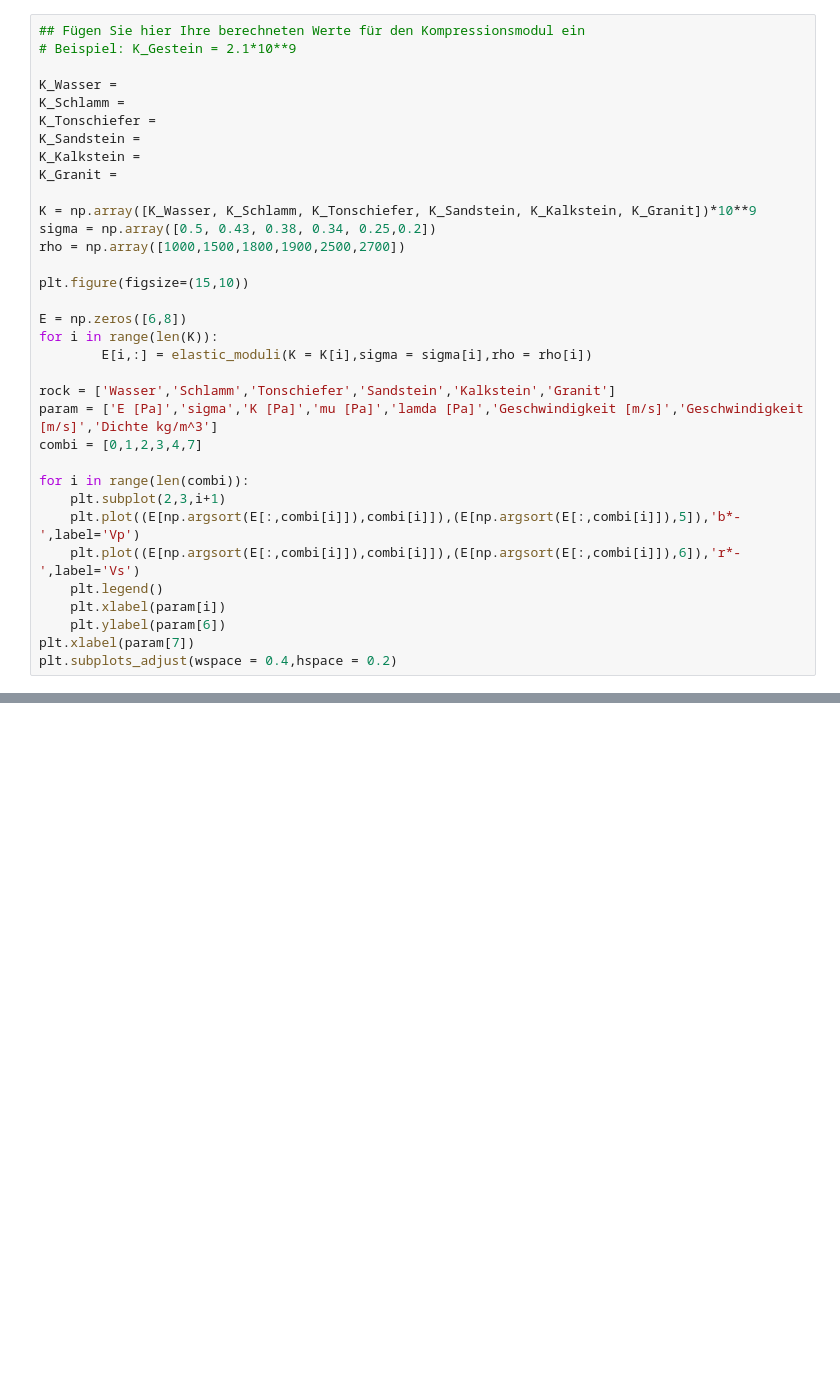
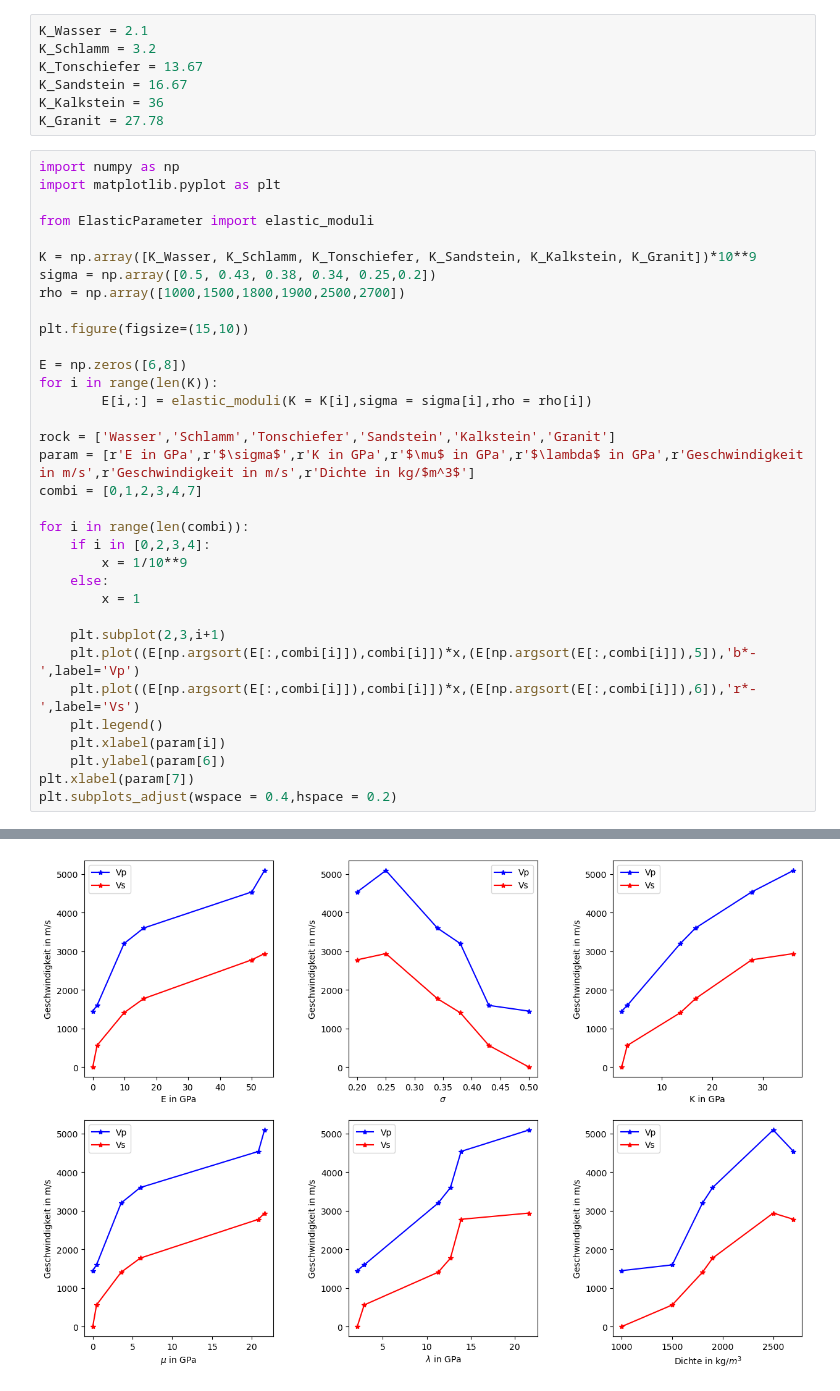
Before and after one commit to StineGoodyear/Lecture_AppliedGeophysics, a Jupyter notebook: Elastizitaetsmoduln.ipynb, the cells around one changed output, grey strips where cells are left out. Saved outputs shown, nothing was run; the diff lists cells and outputs as text; blank space fills up the shorter version.

```diff
--- a/Elastizitaetsmoduln.ipynb
+++ b/Elastizitaetsmoduln.ipynb
@@ -88,15 +25,17 @@ Fügen Sie danach in die Zelle unten ihre von Hand berechneten Werte für jedes
 
 Welche generellen Zusammenhänge lassen sich zwischen den seismischen Geschwindigkeiten und den elastischen Parametern feststellen ?
+# %%
+K_Wasser = 2.1
+K_Schlamm = 3.2
+K_Tonschiefer = 13.67
+K_Sandstein = 16.67
+K_Kalkstein = 36
+K_Granit = 27.78
 # %%
-## Fügen Sie hier Ihre berechneten Werte für den Kompressionsmodul ein
-# Beispiel: K_Gestein = 2.1*10**9
+import numpy as np
+import matplotlib.pyplot as plt
 
-K_Wasser =
-K_Schlamm =
-K_Tonschiefer =
-K_Sandstein =
-K_Kalkstein =
-K_Granit =
+from ElasticParameter import elastic_moduli
 
 K = np.array([K_Wasser, K_Schlamm, K_Tonschiefer, K_Sandstein, K_Kalkstein, K_Granit])*10**9
 sigma = np.array([0.5, 0.43, 0.38, 0.34, 0.25,0.2])
@@ -109,13 +48,18 @@ for i in range(len(K)):
         E[i,:] = elastic_moduli(K = K[i],sigma = sigma[i],rho = rho[i])
 
 rock = ['Wasser','Schlamm','Tonschiefer','Sandstein','Kalkstein','Granit']
-param = ['E [Pa]','sigma','K [Pa]','mu [Pa]','lamda [Pa]','Geschwindigkeit [m/s]','Geschwindigkeit [m/s]','Dichte kg/m^3']
+param = [r'E in GPa',r'$\sigma$',r'K in GPa',r'$\mu$ in GPa',r'$\lambda$ in GPa',r'Geschwindigkeit in m/s',r'Geschwindigkeit in m/s',r'Dichte in kg/$m^3$']
 combi = [0,1,2,3,4,7]
 
 for i in range(len(combi)):
+    if i in [0,2,3,4]:
+        x = 1/10**9
+    else:
+        x = 1
+
     plt.subplot(2,3,i+1)
-    plt.plot((E[np.argsort(E[:,combi[i]]),combi[i]]),(E[np.argsort(E[:,combi[i]]),5]),'b*-',label='Vp')
-    plt.plot((E[np.argsort(E[:,combi[i]]),combi[i]]),(E[np.argsort(E[:,combi[i]]),6]),'r*-',label='Vs')
+    plt.plot((E[np.argsort(E[:,combi[i]]),combi[i]])*x,(E[np.argsort(E[:,combi[i]]),5]),'b*-',label='Vp')
+    plt.plot((E[np.argsort(E[:,combi[i]]),combi[i]])*x,(E[np.argsort(E[:,combi[i]]),6]),'r*-',label='Vs')
     plt.legend()
     plt.xlabel(param[i])
     plt.ylabel(param[6])
@@ -125,0 +69 @@ SyntaxError: invalid syntax (790681949.py, line 4)
+[figure, added]
```
Also changed, not shown: parts of 6 cells of this notebook, 1 other file.
